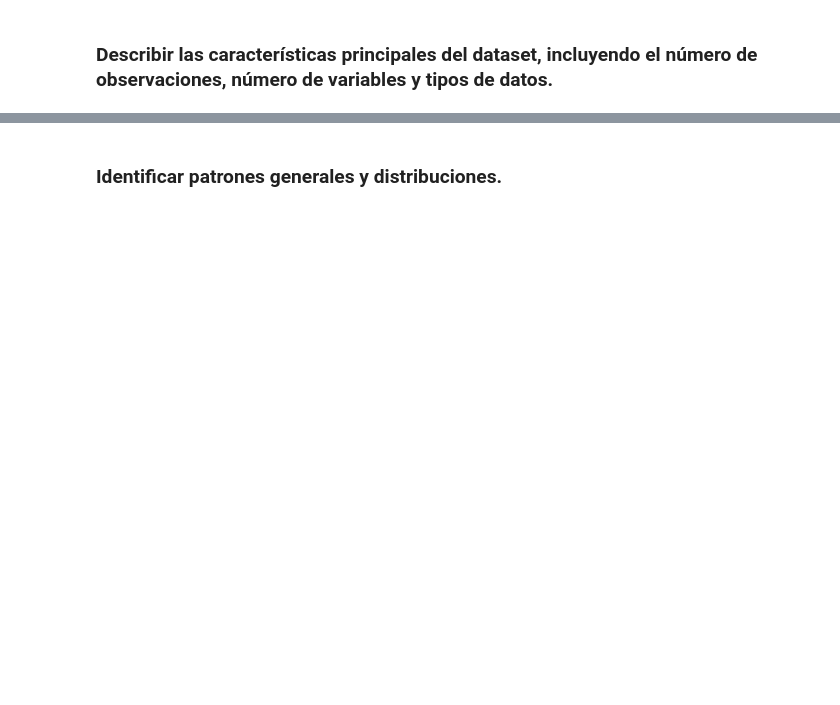
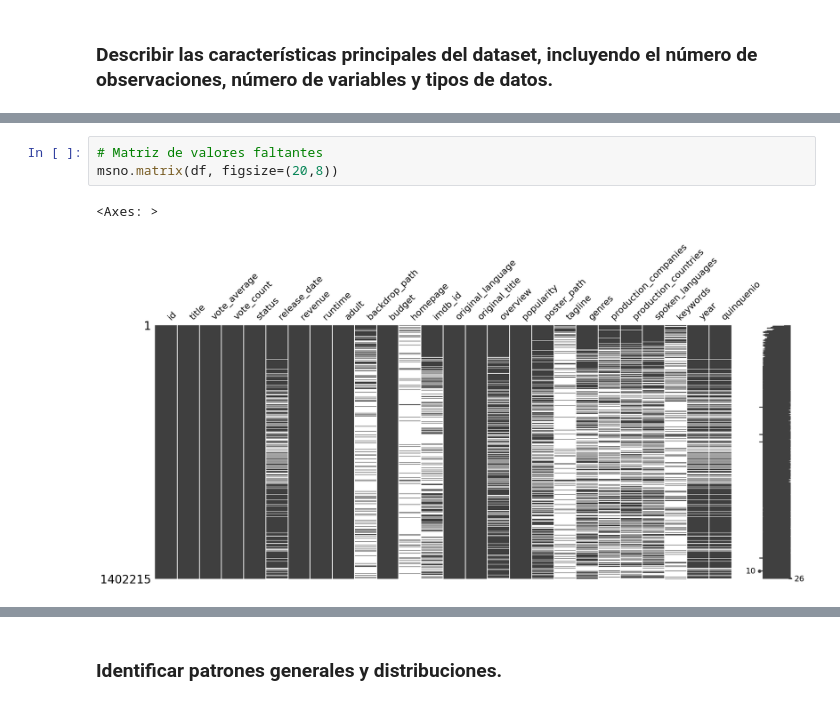
Before and after one commit to jbmild/ceia-add, a Jupyter notebook: tp_final.ipynb, the cells around one changed output, grey strips where cells are left out. Drawn from its saved outputs; the diff is of its cells as text; blank space fills up the shorter version.

```diff
--- a/tp_final.ipynb
+++ b/tp_final.ipynb
@@ -39,0 +427,6 @@ df.head()
+# %%
+# Matriz de valores faltantes
+msno.matrix(df, figsize=(20,8))
+# %% [output]
+<Axes: >
+[figure, added]
```
Also changed, not shown: parts of 60 cells of this notebook.
